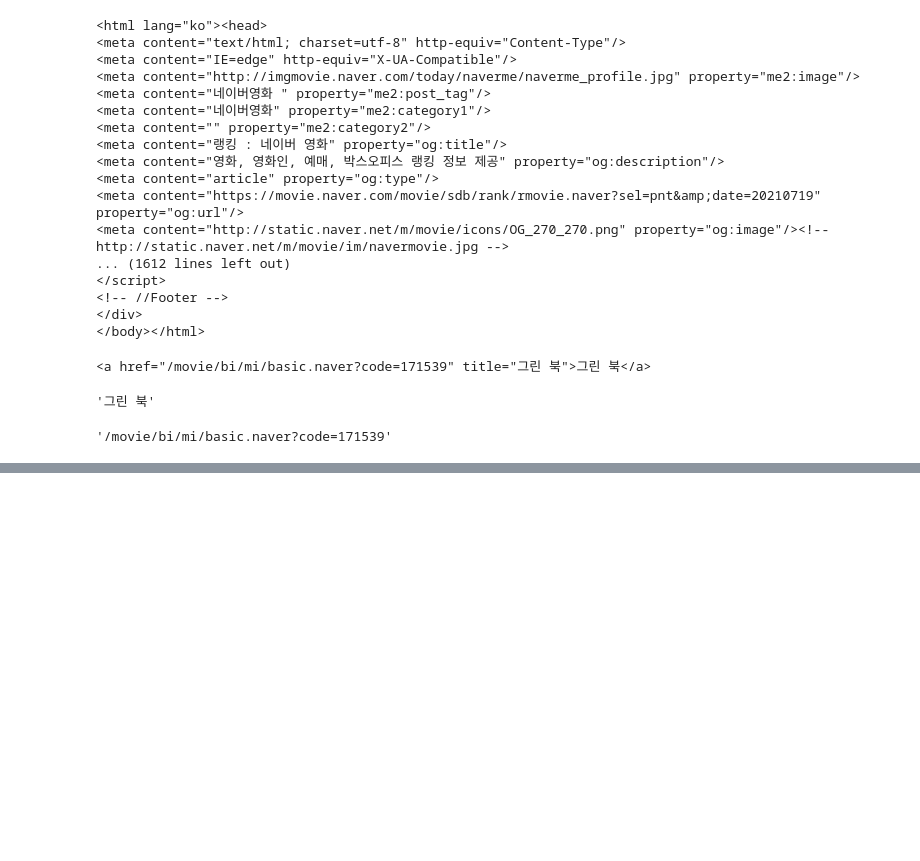
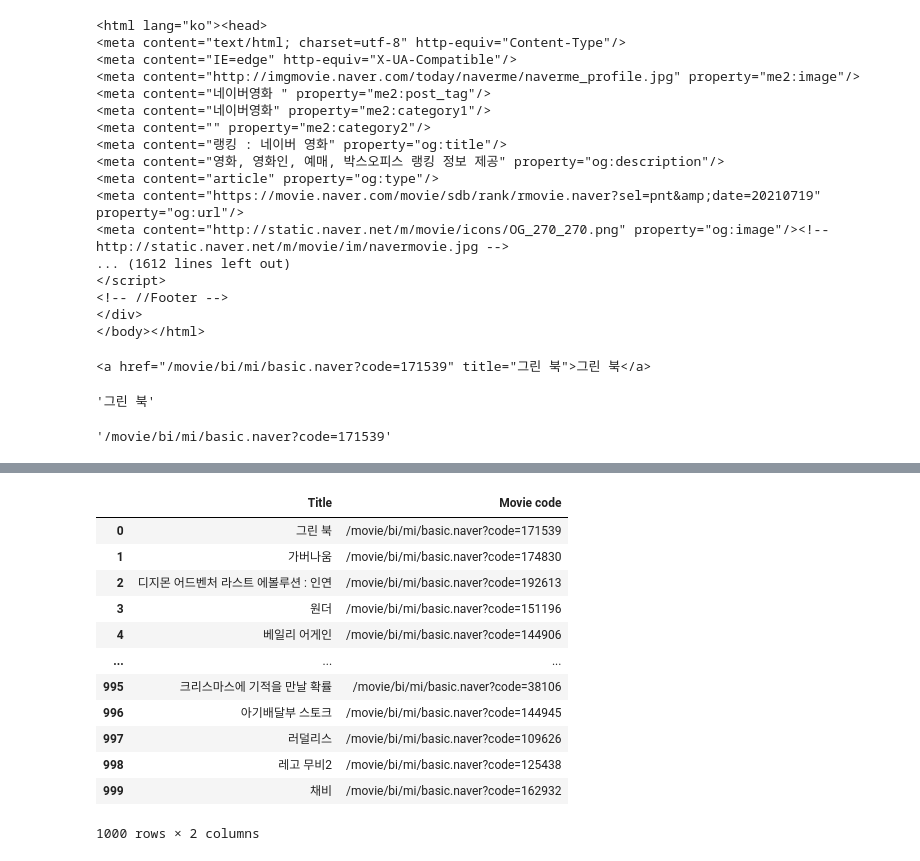
Before and after one commit to victoria2012/Multi_A_2Team, a Jupyter notebook: scraping/naver_allmovie_data.ipynb, the cells around one changed output, grey strips where cells are left out. Saved outputs shown, nothing was run; the diff lists cells and outputs as text; code cells hidden in the pictures; blank space fills up the shorter version.

```diff
--- a/scraping/naver_allmovie_data.ipynb
+++ b/scraping/naver_allmovie_data.ipynb
@@ -113,0 +116,17 @@ data
+# %%
+pd_data=pd.DataFrame(data, columns=['Title','Movie code'])
+pd_data
+# %% [output]
+|  | Title | Movie code |
+| 0 | 그린 북 | /movie/bi/mi/basic.naver?code=171539 |
+| 1 | 가버나움 | /movie/bi/mi/basic.naver?code=174830 |
+| 2 | 디지몬 어드벤처 라스트 에볼루션 : 인연 | /movie/bi/mi/basic.naver?code=192613 |
+| 3 | 원더 | /movie/bi/mi/basic.naver?code=151196 |
+| 4 | 베일리 어게인 | /movie/bi/mi/basic.naver?code=144906 |
+| ... | ... | ... |
+| 995 | 크리스마스에 기적을 만날 확률 | /movie/bi/mi/basic.naver?code=38106 |
+| 996 | 아기배달부 스토크 | /movie/bi/mi/basic.naver?code=144945 |
+| 997 | 러덜리스 | /movie/bi/mi/basic.naver?code=109626 |
+| 998 | 레고 무비2 | /movie/bi/mi/basic.naver?code=125438 |
+| 999 | 채비 | /movie/bi/mi/basic.naver?code=162932 |
+1000 rows × 2 columns
```
Also changed, not shown: parts of 8 cells of this notebook, 1 other file.
